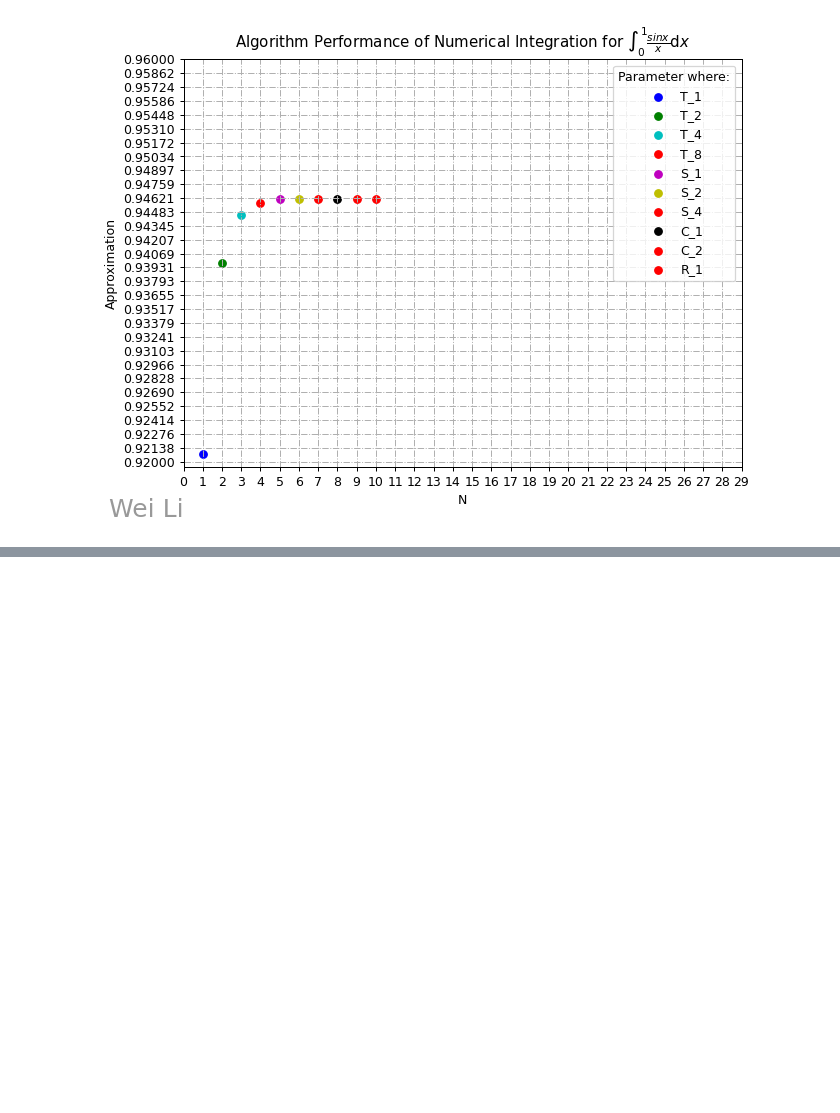
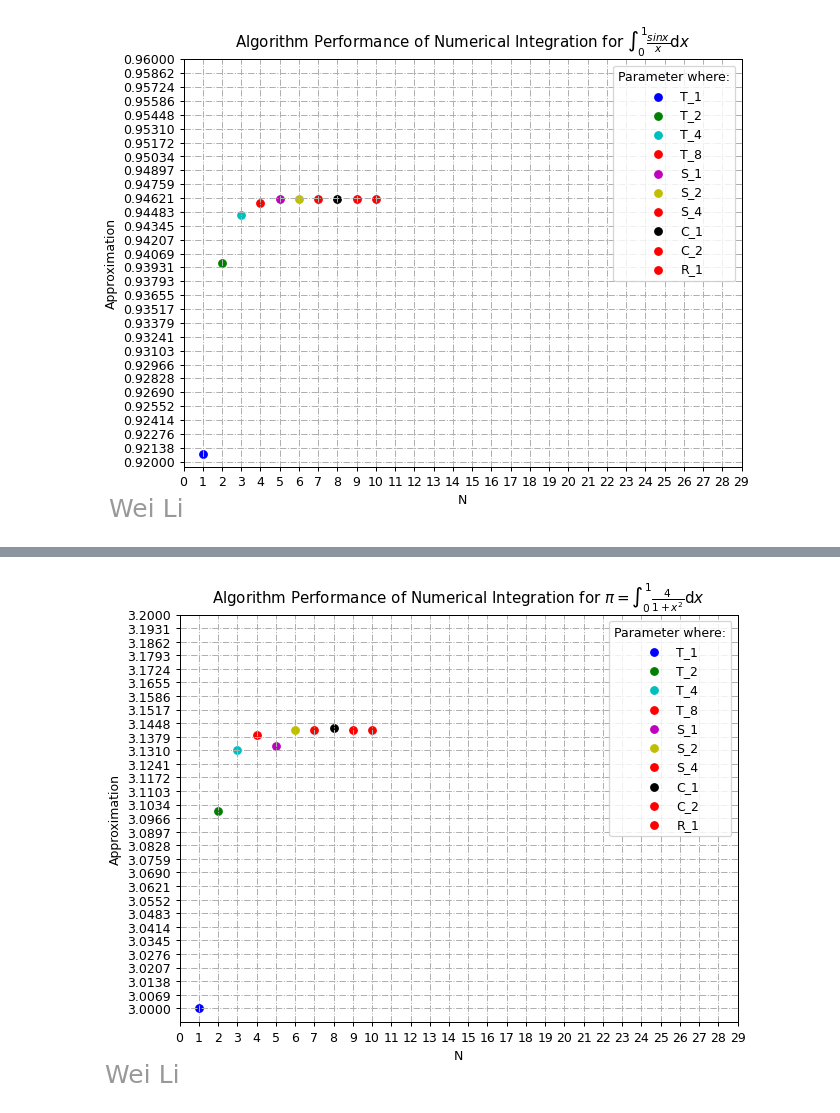
Before and after one commit to 2694048168/MachineLearning, a Jupyter notebook: numerical_analysis_calculation/05romberg_formula.ipynb, the cells around one changed output, grey strips where cells are left out. Cells and saved outputs as stored; diff of their text form; code cells hidden in the pictures; blank space fills up the shorter version.

```diff
--- a/numerical_analysis_calculation/05romberg_formula.ipynb
+++ b/numerical_analysis_calculation/05romberg_formula.ipynb
@@ -316,0 +438,46 @@ plt.show()
+# %%
+#!/usr/bin/env python3
+# -*- coding: utf-8 -*-
+#
+# @author: weili
+# @filename: algorithm_performance.py
+# @copyright: https://gitee.com/weili_yzzcq/MachineLearning/numerical_analysis_calculation/
+# @copyright: https://github.com/2694048168/MachineLearning/numerical_analysis_calculation/
+
+import math
+import numpy as np
+import matplotlib.pyplot as plt
+%matplotlib inline
+
+
+# 绘制图像
+fig = plt.figure(figsize = (8,6), dpi = 90)
+ax = fig.add_subplot()
+# Algorithm performance
+ax.scatter(1, T_1, label='T_1', color='b')
+ax.scatter(2, T_2, label='T_2', color='g')
+ax.scatter(3, T_4, label='T_4', color='c')
+ax.scatter(4, T_8, label='T_8', color='r')
+
+ax.scatter(5, S_1, label='S_1', color='m')
+ax.scatter(6, S_2, label='S_2', color='y')
+ax.scatter(7, S_4, label='S_4', color='r')
+
+ax.scatter(8, C_1, label='C_1', color='k')
+ax.scatter(9, C_2, label='C_2', color='r')
+
+ax.scatter(10, R_1, label='R_1', color='red')
+
+# 水印开头左下角对应的 X 点， 水印开头左下角对应的 Y 点
+ax.text(0, 2.96, "Wei Li", fontsize=20, color='gray', ha='right', va='bottom', alpha=0.8)
+
+plt.title(r"Algorithm Performance of Numerical Integration for $ \pi = \int_0^1 \frac{4}{1 + x^2} \mathrm{d}x $")
+plt.xticks(range(30))
+plt.yticks(np.linspace(3, 3.2, 30))
+plt.xlabel("N")
+plt.ylabel("Approximation")
+plt.legend(title='Parameter where:')
+plt.grid(True, linestyle='-.')
+plt.show()
+# %% [output]
+[figure, added]
```
Also changed, not shown: parts of 1 cell of this notebook, 2 other files.
